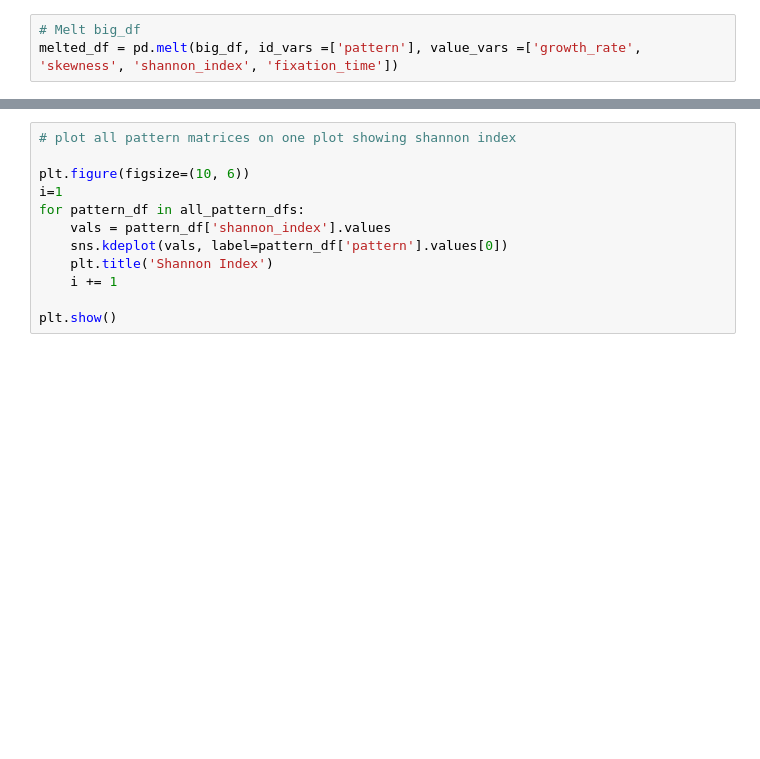
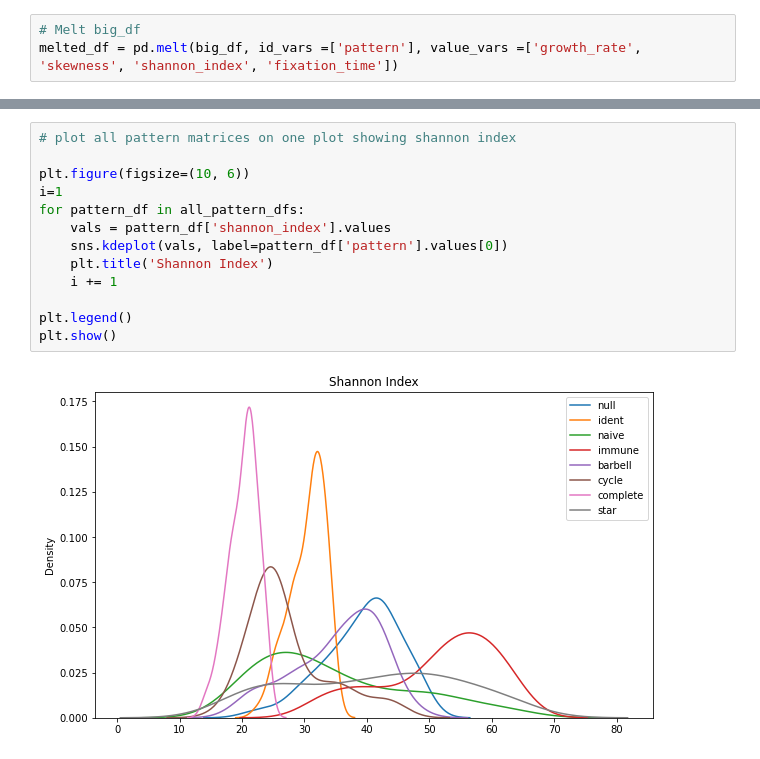
Before and after one commit to DJSiddharthVader/Simulations-02712-Project, a Jupyter notebook: src/patterns_analysis.ipynb, the cells around one changed output, grey strips where cells are left out. Cells and saved outputs as stored; diff of their text form; blank space fills up the shorter version.

```diff
--- a/src/patterns_analysis.ipynb
+++ b/src/patterns_analysis.ipynb
@@ -197,15 +225,18 @@ plt.show()
 # %%
 # plot all pattern matrices on one plot showing shannon index
 
 plt.figure(figsize=(10, 6))
 i=1
 for pattern_df in all_pattern_dfs:
     vals = pattern_df['shannon_index'].values
     sns.kdeplot(vals, label=pattern_df['pattern'].values[0])
     plt.title('Shannon Index')
     i += 1
 
+plt.legend()
 plt.show()
+# %% [output]
+[figure, added]
 # %%
 # plot all pattern matrices on one plot showing shannon index
 
```
Also changed, not shown: parts of 8 cells of this notebook.
